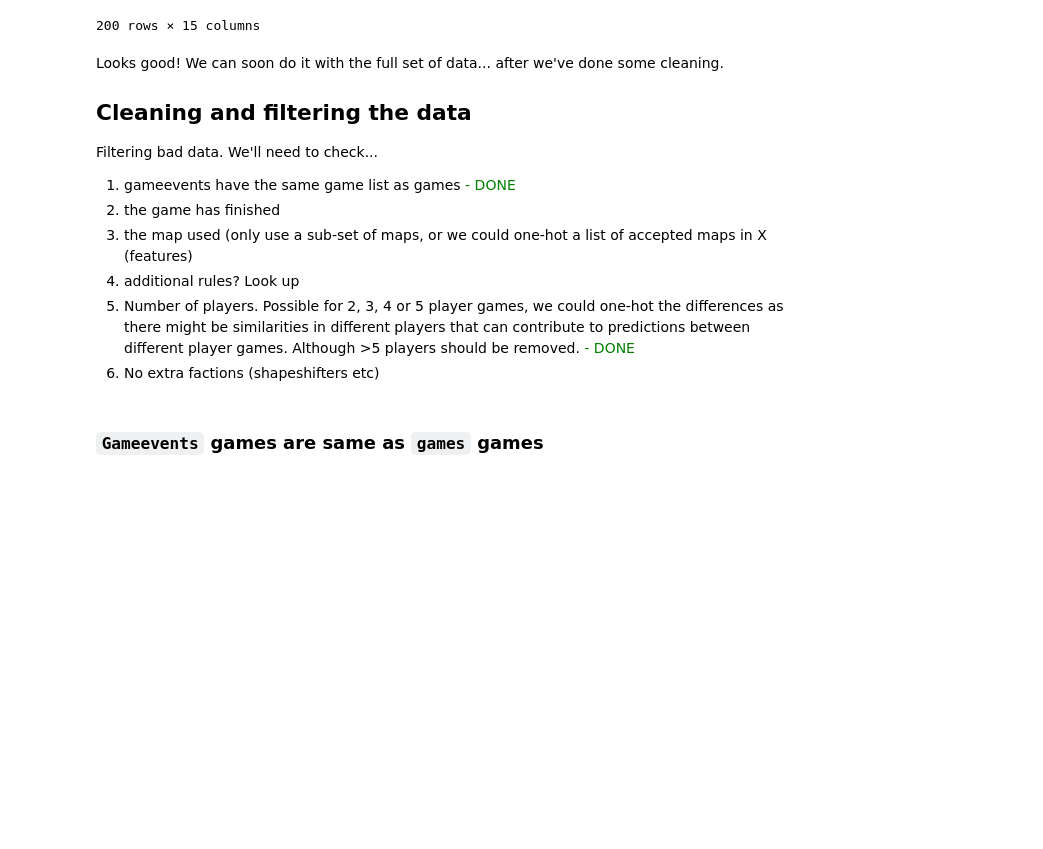
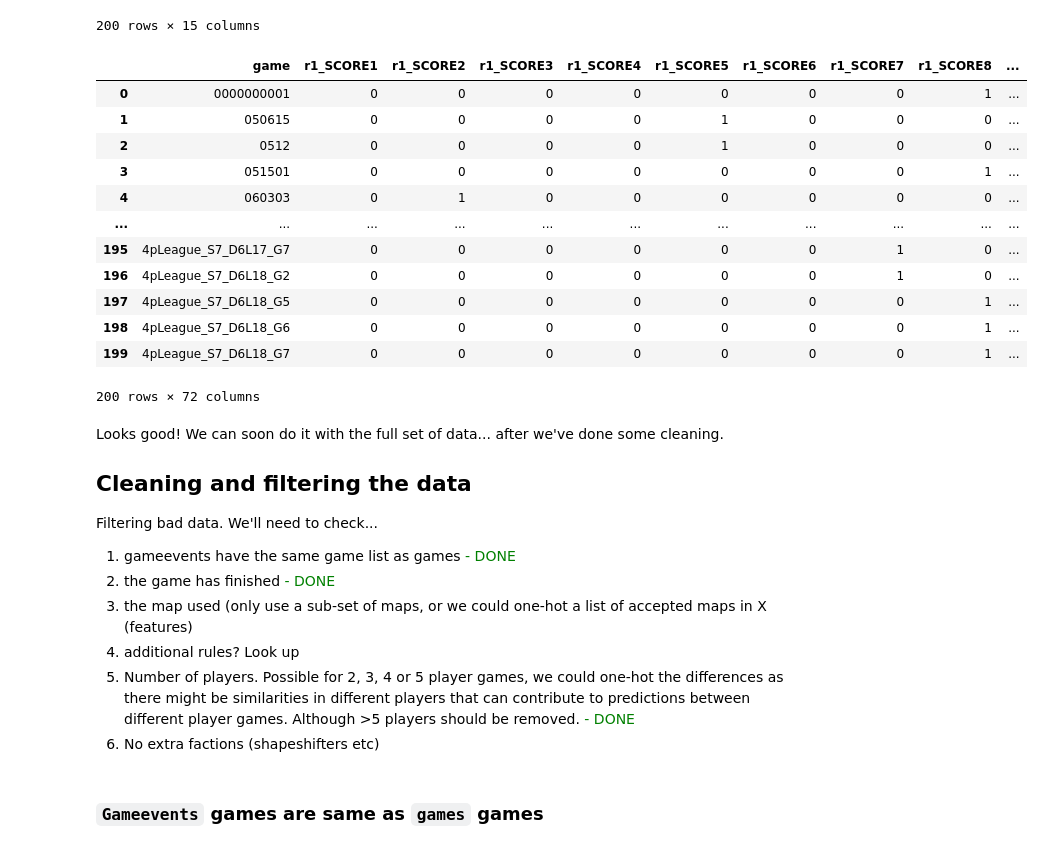
Before and after one commit to guyreading/terrabot, a Jupyter notebook: faction-picker-bot/creatingVPdata.ipynb, the cells around one changed output. Saved outputs shown, nothing was run; the diff lists cells and outputs as text; code cells hidden in the pictures; blank space fills up the shorter version.

```diff
--- a/faction-picker-bot/creatingVPdata.ipynb
+++ b/faction-picker-bot/creatingVPdata.ipynb
@@ -495,23 +485,27 @@ singlegameST[singlegameST['round'] == 1]['tile'].values[0]
 first100games = gameslist[:100]
 
 start = time.time()
-smalltbl = gameevents[gameevents['game'].isin(first100games)]
+gameevents100 = gameevents[gameevents['game'].isin(first100games)]
+gamemeta100 = games[games['game'].isin(first100games)]
+gameST100 = gamescoringtiles[gamescoringtiles['game'].isin(first100games)]
 end = time.time()
-smalltabletime = end-start
+smalltablestime = end-start
 
-print(f'Time elapsed to make small table: {smalltabletime}s')
+print(f'Time elapsed to make small table: {smalltablestime}s')
 
 start = time.time()
-singlegame = smalltbl[smalltbl['game'] == '0000000001']
-singlegamefactions = (list(pd.unique(singlegame['faction'])))
+singlegame = gameevents100[gameevents100['game'] == '0000000001']
+singlegamemeta = gamemeta100[gamemeta100['game'] == '0000000001']
+singlegameST = gameST100[gameST100['game'] == '0000000001']
 vpforgame = get_vp_from_game(singlegame)
+featsforgame = get_features_from_game(singlegame, singlegamemeta, singlegameST)
 end = time.time()
 datacreatetime = end-start
 
 print(f'Time elapsed to get data for single game now: {end-start}s')
-totalsmalltabletime = smalltabletime * len(pd.unique(gameevents["game"]))/(100 * 3600)  # divide by 100 as that's the size of table, divide by 3600 for s -> hrs
+totalsmalltablestime = smalltablestime * len(pd.unique(gameevents["game"]))/(100 * 3600)  # divide by 100 as that's the size of table, divide by 3600 for s -> hrs
 totaldatacreatetime = datacreatetime * len(pd.unique(gameevents["game"]))/3600
-print(f'Time elapsed to do all small tables: {totalsmalltabletime}hrs')
+print(f'Time elapsed to do all small tables: {totalsmalltablestime}hrs')
 print(f'Time elapsed to do all data creation: {totaldatacreatetime}hrs')
-print(f'Time elapsed to do all processing: {totalsmalltabletime + totaldatacreatetime}hrs')
+print(f'Time elapsed to do all processing: {totalsmalltablestime + totaldatacreatetime}hrs')
 # %% [output]
@@ -525,6 +519,7 @@ Damn. I've just saved ~200 times the amount of time by doing that. As a complete
 # %%
 # sense check for 100 games
 vpdf, _, _ = makenewdf()
+featdf, _ = emptyfeaturesdf()
 gamelengthlen = len(gameslist)
 gamesroundup = math.ceil(gamelengthlen / 100.0) * 100
 jj = 0
@@ -536,13 +531,21 @@ for ii in range(100, 201, 100):
     next100games = gameslist[jj:ii]
     jj = ii  # so that we don't get any repetitions at the very end, where our set will be smaller
 
-    smalltbl = gameevents[gameevents['game'].isin(next100games)]
+    gameevents100 = gameevents[gameevents['game'].isin(next100games)]
+    gamemeta100 = games[games['game'].isin(next100games)]
+    gameST100 = gamescoringtiles[gamescoringtiles['game'].isin(next100games)]
+
     for game in next100games:
-        singlegame = smalltbl[smalltbl['game'] == game]
+        singlegame = gameevents100[gameevents100['game'] == game]
+        singlegamemeta = gamemeta100[gamemeta100['game'] == game]
+        singlegameST = gameST100[gameST100['game'] == game]
 
         if not len(singlegame) == 0:
             vpforgame = get_vp_from_game(singlegame)
+            featsforgame = get_features_from_game(singlegame, singlegamemeta, singlegameST)
+
             vpdf = vpdf.append(vpforgame, ignore_index=True)
+            featdf = featdf.append(featsforgame, ignore_index=True)
 
 print(f"no of unique games in table is: {len(list(pd.unique(vpdf['game'])))}")
 vpdf
@@ -563,6 +566,22 @@ no of unique games in table is: 200
 | 198 | 4pLeague_S7_D6L18_G6 | NaN | NaN | 78.0 | NaN | NaN | 103.0 | NaN | NaN | ... |
 | 199 | 4pLeague_S7_D6L18_G7 | 95.0 | NaN | NaN | NaN | NaN | 122.0 | NaN | NaN | ... |
 200 rows × 15 columns
+# %%
+featdf
+# %% [output]
+|  | game | r1_SCORE1 | r1_SCORE2 | r1_SCORE3 | r1_SCORE4 | r1_SCORE5 | r1_SCORE6 | r1_SCORE7 | r1_SCORE8 | ... |
+| 0 | 0000000001 | 0 | 0 | 0 | 0 | 0 | 0 | 0 | 1 | ... |
+| 1 | 050615 | 0 | 0 | 0 | 0 | 1 | 0 | 0 | 0 | ... |
+| 2 | 0512 | 0 | 0 | 0 | 0 | 1 | 0 | 0 | 0 | ... |
+| 3 | 051501 | 0 | 0 | 0 | 0 | 0 | 0 | 0 | 1 | ... |
+| 4 | 060303 | 0 | 1 | 0 | 0 | 0 | 0 | 0 | 0 | ... |
+| ... | ... | ... | ... | ... | ... | ... | ... | ... | ... | ... |
+| 195 | 4pLeague_S7_D6L17_G7 | 0 | 0 | 0 | 0 | 0 | 0 | 1 | 0 | ... |
+| 196 | 4pLeague_S7_D6L18_G2 | 0 | 0 | 0 | 0 | 0 | 0 | 1 | 0 | ... |
+| 197 | 4pLeague_S7_D6L18_G5 | 0 | 0 | 0 | 0 | 0 | 0 | 0 | 1 | ... |
+| 198 | 4pLeague_S7_D6L18_G6 | 0 | 0 | 0 | 0 | 0 | 0 | 0 | 1 | ... |
+| 199 | 4pLeague_S7_D6L18_G7 | 0 | 0 | 0 | 0 | 0 | 0 | 0 | 1 | ... |
+200 rows × 72 columns
 # %% [markdown]
 Looks good! We can soon do it with the full set of data... after we've done some cleaning.
 
@@ -570,7 +589,7 @@ Looks good! We can soon do it with the full set of data... after we've done some
 
 Filtering bad data. We'll need to check...
 1. gameevents have the same game list as games <span style="color:green">- DONE</span>
-2. the game has finished
+2. the game has finished <span style="color:green"> - DONE</span>
 3. the map used (only use a sub-set of maps, or we could one-hot a list of accepted maps in X (features)
 4. additional rules? Look up
 5. Number of players. Possible for 2, 3, 4 or 5 player games, we could one-hot the differences as there might be similarities in different players that can contribute to predictions between different player games. Although >5 players should be removed. <span style="color:green"> - DONE</span>
```
Also changed, not shown: parts of 32 cells of this notebook.
